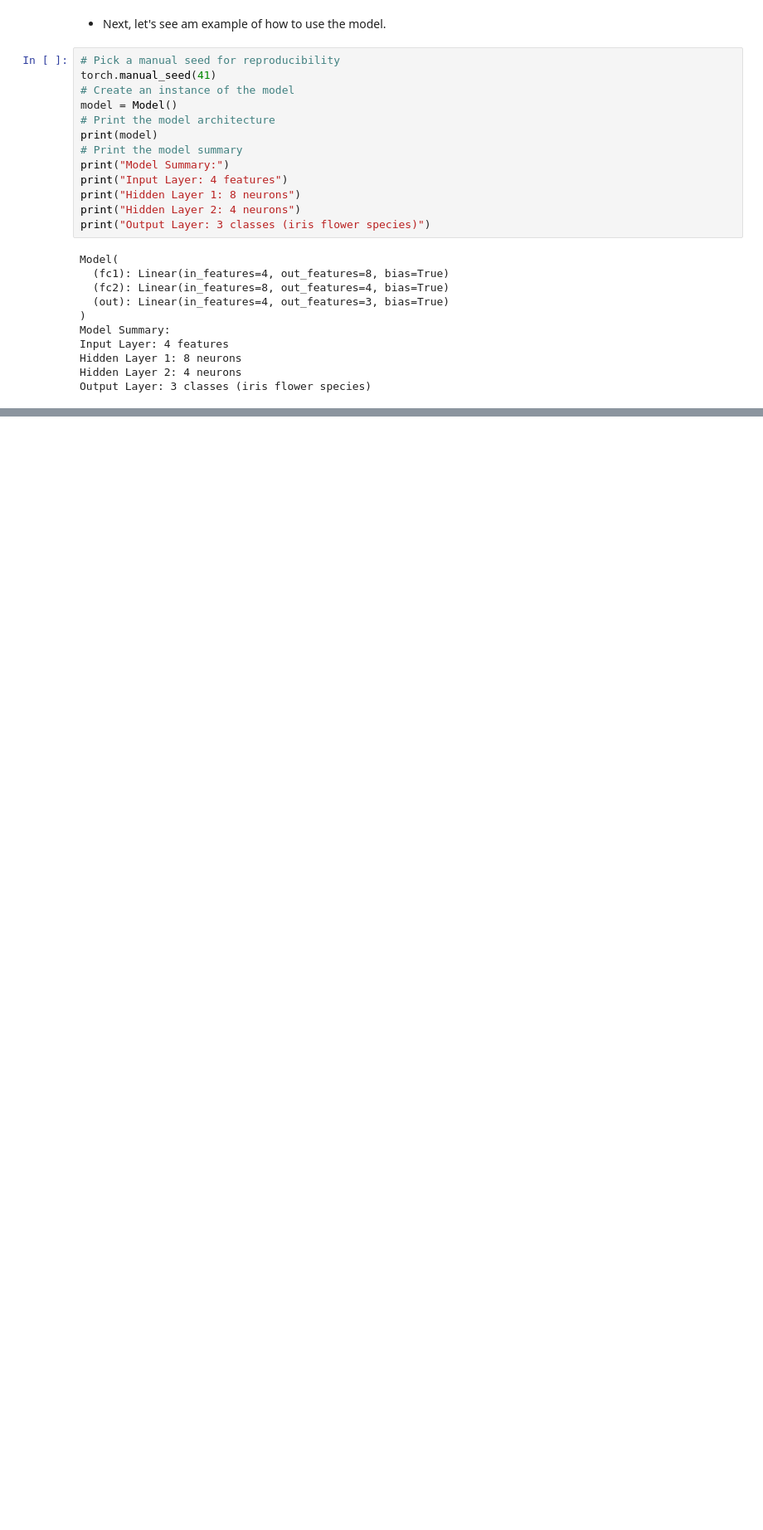
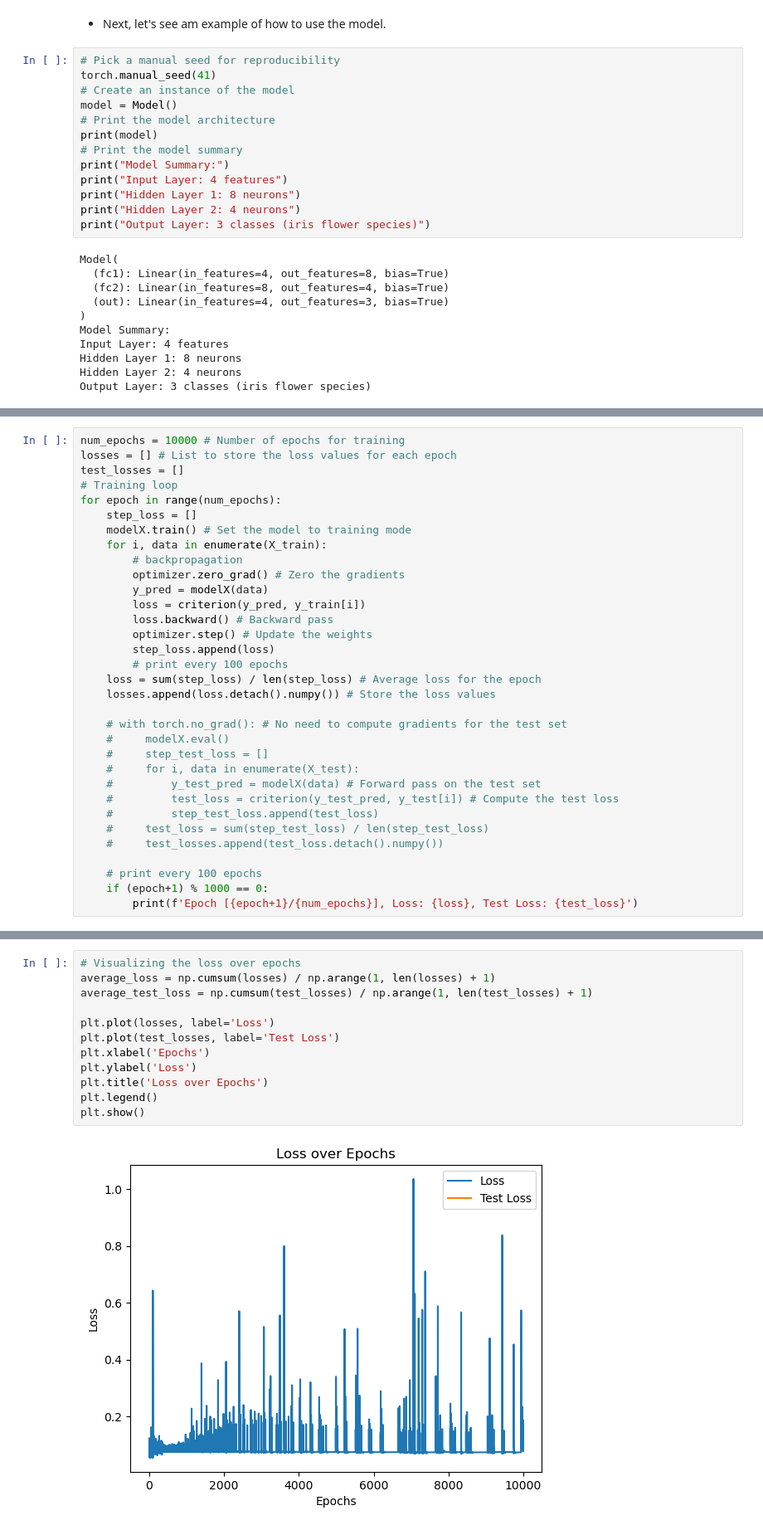
Before and after one commit to yshirai999/Machine-Learning-Lectures, a Jupyter notebook: Lecture20.ipynb, the cells around one changed output, grey strips where cells are left out. Shown at 83% size. Cells and saved outputs as stored; diff of their text form; blank space fills up the shorter version.

```diff
--- a/Lecture20.ipynb
+++ b/Lecture20.ipynb
@@ -189,0 +214,33 @@ Accuracy: 30/30 = 1.0
+# %%
+num_epochs = 10000 # Number of epochs for training
+losses = [] # List to store the loss values for each epoch
+test_losses = []
+# Training loop
+for epoch in range(num_epochs):
+    step_loss = []
+    modelX.train() # Set the model to training mode
+    for i, data in enumerate(X_train):
+        # backpropagation
+        optimizer.zero_grad() # Zero the gradients
+        y_pred = modelX(data)
+        loss = criterion(y_pred, y_train[i])
+        loss.backward() # Backward pass
+        optimizer.step() # Update the weights
+        step_loss.append(loss)
+        # print every 100 epochs
+    loss = sum(step_loss) / len(step_loss) # Average loss for the epoch
+    losses.append(loss.detach().numpy()) # Store the loss values
+
+    # with torch.no_grad(): # No need to compute gradients for the test set
+    #     modelX.eval()
+    #     step_test_loss = []
+    #     for i, data in enumerate(X_test):
+    #         y_test_pred = modelX(data) # Forward pass on the test set
+    #         test_loss = criterion(y_test_pred, y_test[i]) # Compute the test loss
+    #         step_test_loss.append(test_loss)
+    #     test_loss = sum(step_test_loss) / len(step_test_loss)
+    #     test_losses.append(test_loss.detach().numpy())
+
+    # print every 100 epochs
+    if (epoch+1) % 1000 == 0:
+        print(f'Epoch [{epoch+1}/{num_epochs}], Loss: {loss}, Test Loss: {test_loss}')
@@ -189,0 +258,14 @@ Accuracy: 30/30 = 1.0
+# %%
+# Visualizing the loss over epochs
+average_loss = np.cumsum(losses) / np.arange(1, len(losses) + 1)
+average_test_loss = np.cumsum(test_losses) / np.arange(1, len(test_losses) + 1)
+
+plt.plot(losses, label='Loss')
+plt.plot(test_losses, label='Test Loss')
+plt.xlabel('Epochs')
+plt.ylabel('Loss')
+plt.title('Loss over Epochs')
+plt.legend()
+plt.show()
+# %% [output]
+[figure, added]
```
Also changed, not shown: parts of 10 cells of this notebook.
